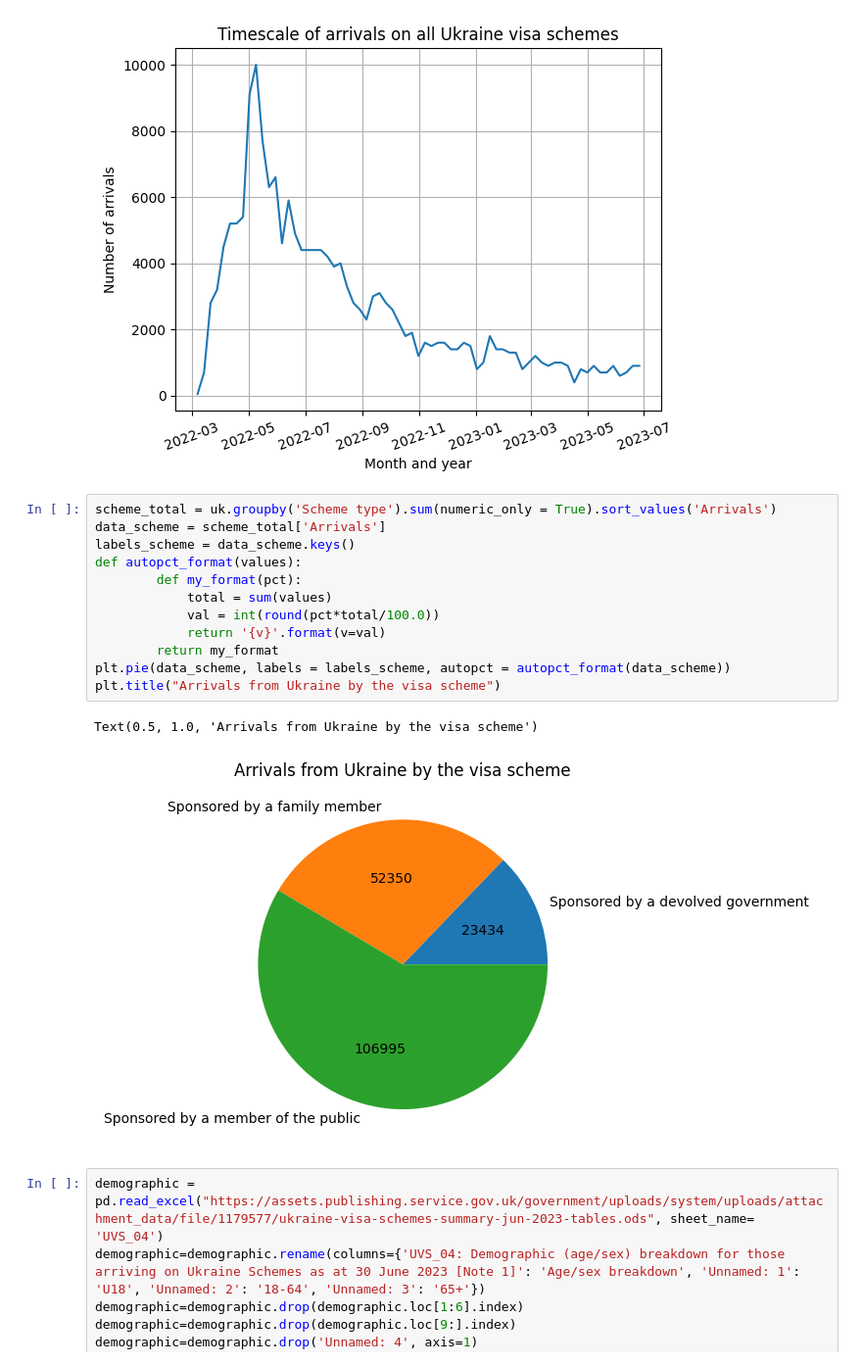
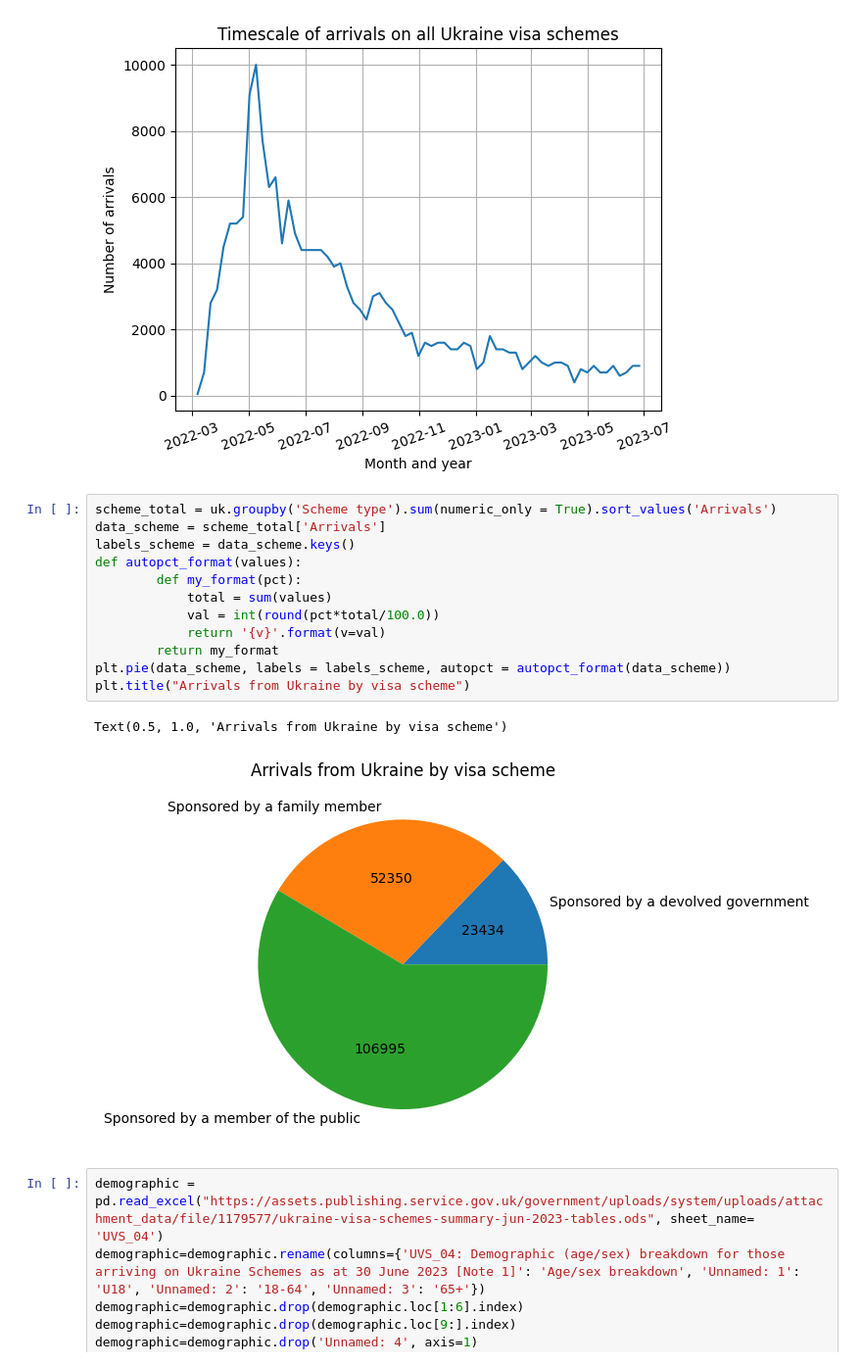
Before and after one commit to yuliiabosher/Python-with-Data-course, a Jupyter notebook: Worksheets/Data_Exploration_project.ipynb, the cells around one changed output. Shown: that part at 98% size. Saved outputs shown, nothing was run; the diff lists cells and outputs as text.

```diff
--- a/Worksheets/Data_Exploration_project.ipynb
+++ b/Worksheets/Data_Exploration_project.ipynb
@@ -180,18 +189,18 @@ plt.grid()
 # %%
 scheme_total = uk.groupby('Scheme type').sum(numeric_only = True).sort_values('Arrivals')
 data_scheme = scheme_total['Arrivals']
 labels_scheme = data_scheme.keys()
 def autopct_format(values):
         def my_format(pct):
             total = sum(values)
             val = int(round(pct*total/100.0))
             return '{v}'.format(v=val)
         return my_format
 plt.pie(data_scheme, labels = labels_scheme, autopct = autopct_format(data_scheme))
-plt.title("Arrivals from Ukraine by the visa scheme")
+plt.title("Arrivals from Ukraine by visa scheme")
 # %% [output]
-Text(0.5, 1.0, 'Arrivals from Ukraine by the visa scheme')
+Text(0.5, 1.0, 'Arrivals from Ukraine by visa scheme')
-[figure, old version]
+[figure, new version]
 # %%
 demographic = pd.read_excel("https://assets.publishing.service.gov.uk/government/uploads/system/uploads/attachment_data/file/1179577/ukraine-visa-schemes-summary-jun-2023-tables.ods", sheet_name= 'UVS_04')
 demographic=demographic.rename(columns={'UVS_04: Demographic (age/sex) breakdown for those arriving on Ukraine Schemes as at 30 June 2023 [Note 1]': 'Age/sex breakdown', 'Unnamed: 1': 'U18', 'Unnamed: 2': '18-64', 'Unnamed: 3': '65+'})
```
Also changed, not shown: parts of 2 cells of this notebook.
